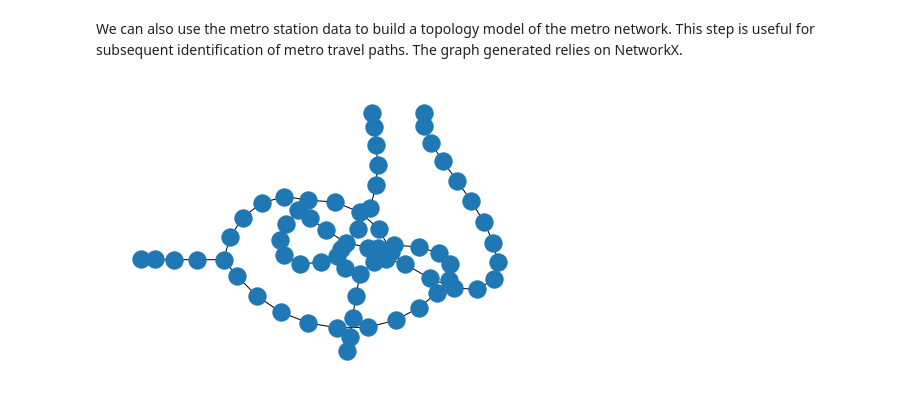
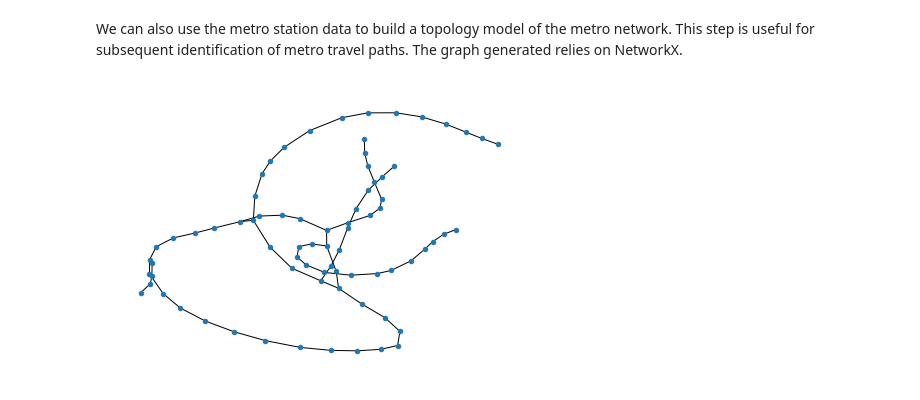
Before and after one commit to ni1o1/transbigdata, a Jupyter notebook: example/Example 3-Modeling for subway network topology.ipynb, the cells around one changed output. Saved outputs shown, nothing was run; the diff lists cells and outputs as text; code cells hidden in the pictures.

```diff
--- a/example/Example 3-Modeling for subway network topology.ipynb
+++ b/example/Example 3-Modeling for subway network topology.ipynb
@@ -45,8 +50,10 @@ metroline_splited.plot(column = 'o_project')
 We can also use the metro station data to build a topology model of the metro network. This step is useful for subsequent identification of metro travel paths. The graph generated relies on NetworkX.
 # %%
 #Modeling for subway network topology
+line['speed'] = 36 #operation speed 36km/h
+line['stoptime'] = 0.5 #stop time at each stations 30s
 import networkx as nx
-G = tbd.metro_network(stop)
-nx.draw(G)
+G = tbd.metro_network(line,stop, transfertime=5)
+nx.draw(G,node_size=20)
 # %% [output]
-[figure, old version]
+[figure, new version]
```
Also changed, not shown: parts of 7 cells of this notebook, 4 other files.
